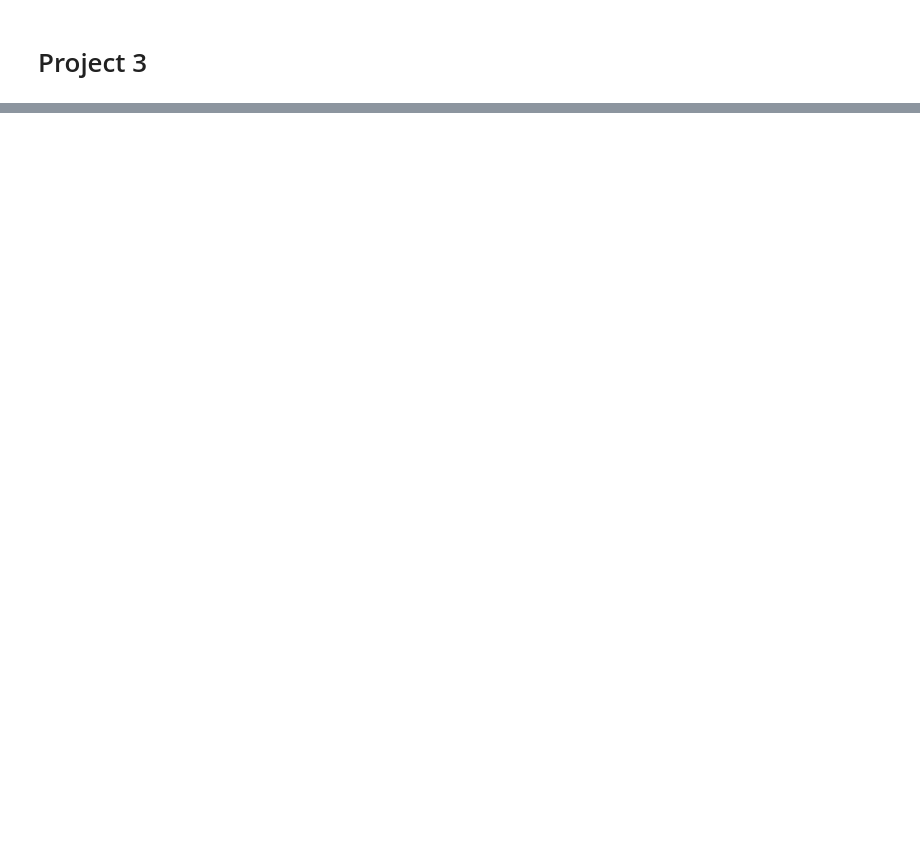
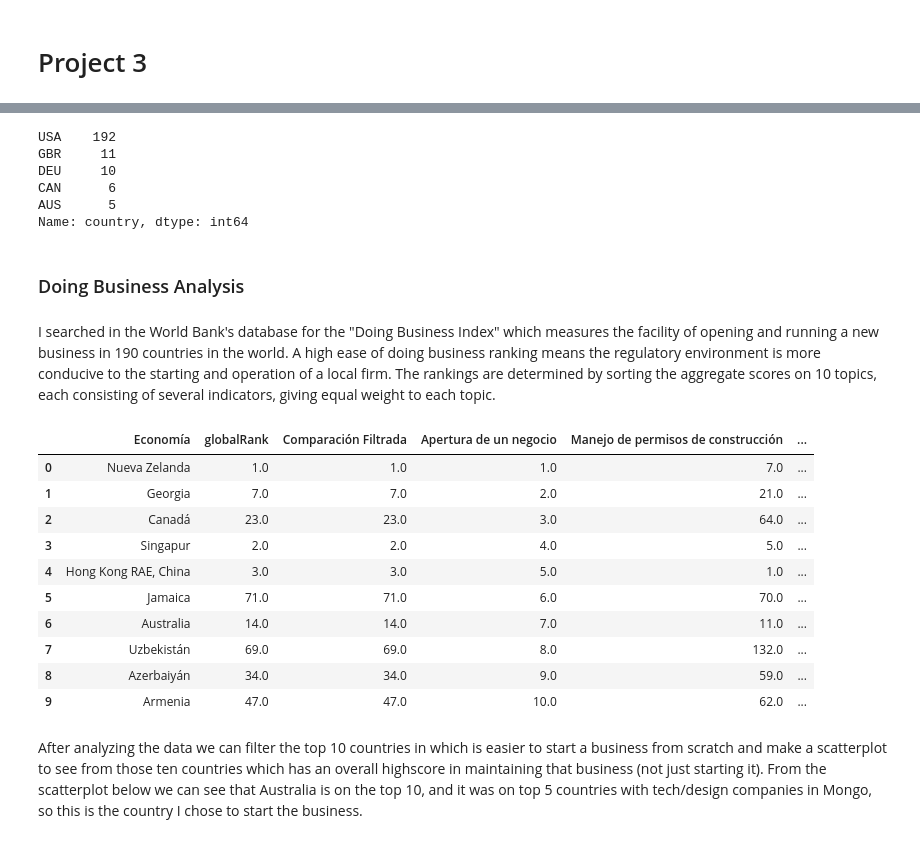
Before and after one commit to nerealarrachea/maps, a Jupyter notebook: src/main.ipynb, the cells around one changed output, grey strips where cells are left out. Saved outputs shown, nothing was run; the diff lists cells and outputs as text; code cells hidden in the pictures; blank space fills up the shorter version.

```diff
--- a/src/main.ipynb
+++ b/src/main.ipynb
@@ -23,0 +57,32 @@ db = client["ironhack"]
+# %%
+df_country = df["country"].value_counts()[:5]
+df_country
+# %% [output]
+USA    192
+GBR     11
+DEU     10
+CAN      6
+AUS      5
+Name: country, dtype: int64
+# %% [markdown]
+### Doing Business Analysis
+# %% [markdown]
+I searched in the World Bank's database for the "Doing Business Index" which measures the facility of opening and running a new business in 190 countries in the world. A high ease of doing business ranking means the regulatory environment is more conducive to the starting and operation of a local firm. The rankings are determined by sorting the aggregate scores on 10 topics, each consisting of several indicators, giving equal weight to each topic.
+# %%
+df_business = pd.read_excel('/Users/narea/Desktop/ironhack/project-3/data/Rankings.xlsx')
+_df_ = df_business.head(10)
+_df_
+# %% [output]
+|  | Economía | globalRank | Comparación Filtrada | Apertura de un negocio | Manejo de permisos de construcción | ... |
+| 0 | Nueva Zelanda | 1.0 | 1.0 | 1.0 | 7.0 | ... |
+| 1 | Georgia | 7.0 | 7.0 | 2.0 | 21.0 | ... |
+| 2 | Canadá | 23.0 | 23.0 | 3.0 | 64.0 | ... |
+| 3 | Singapur | 2.0 | 2.0 | 4.0 | 5.0 | ... |
+| 4 | Hong Kong RAE, China | 3.0 | 3.0 | 5.0 | 1.0 | ... |
+| 5 | Jamaica | 71.0 | 71.0 | 6.0 | 70.0 | ... |
+| 6 | Australia | 14.0 | 14.0 | 7.0 | 11.0 | ... |
+| 7 | Uzbekistán | 69.0 | 69.0 | 8.0 | 132.0 | ... |
+| 8 | Azerbaiyán | 34.0 | 34.0 | 9.0 | 59.0 | ... |
+| 9 | Armenia | 47.0 | 47.0 | 10.0 | 62.0 | ... |
+# %% [markdown]
+After analyzing the data we can filter the top 10 countries in which is easier to start a business from scratch and make a scatterplot to see from those ten countries which has an overall highscore in maintaining that business (not just starting it). From the scatterplot below we can see that Australia is on the top 10, and it was on top 5 countries with tech/design companies in Mongo, so this is the country I chose to start the business.
```
Also changed, not shown: parts of 29 cells of this notebook.
